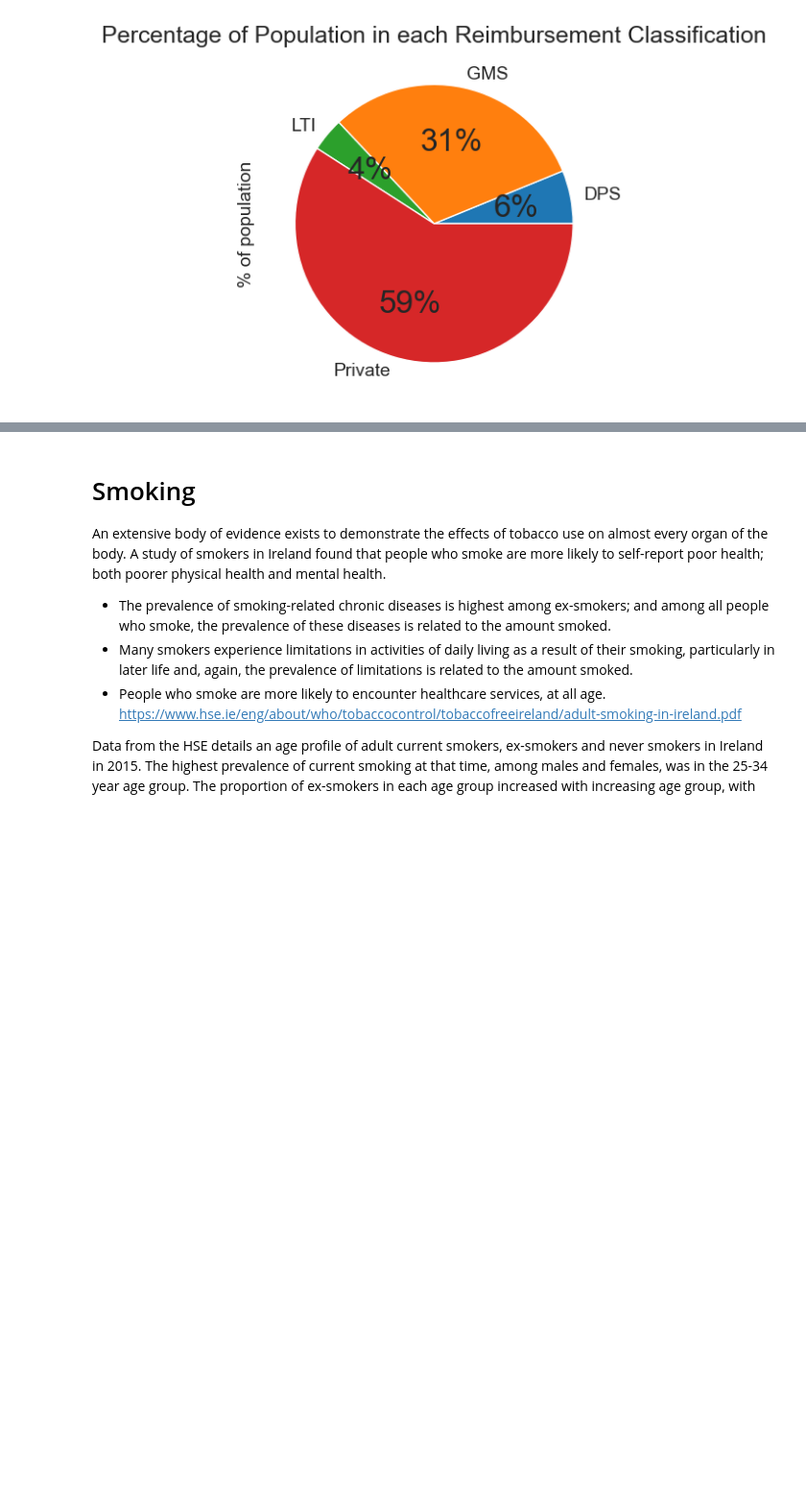
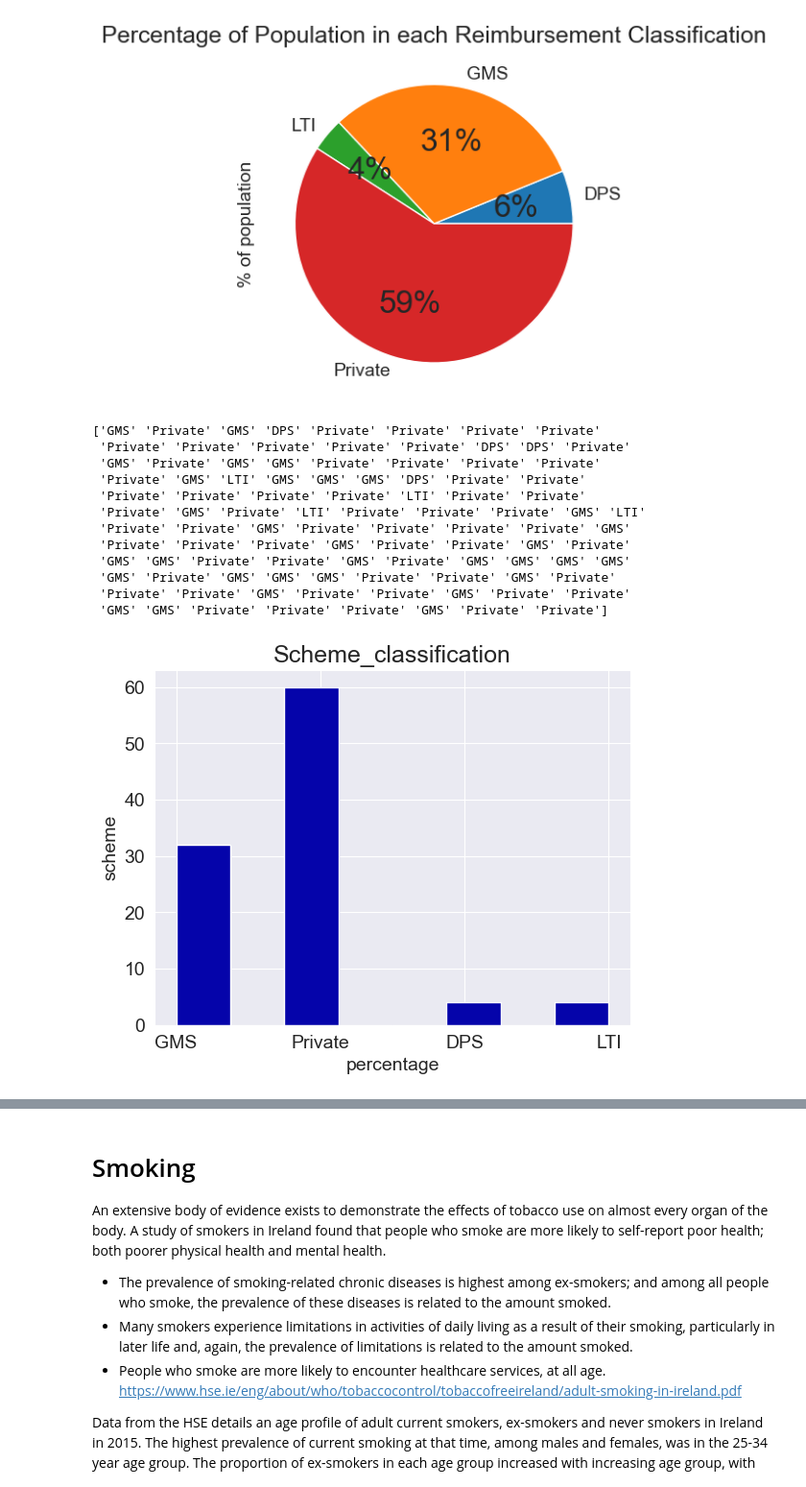
Before and after one commit to BridK02/PfDA-assignment, a Jupyter notebook: PfDA_Assignment.ipynb, the cells around one changed output, grey strips where cells are left out. Shown: that part at 96% size. Drawn from its saved outputs; the diff is of its cells as text; code cells hidden in the pictures; blank space fills up the shorter version.

Commit message:
making dfs of simulated data

```diff
--- a/PfDA_Assignment.ipynb
+++ b/PfDA_Assignment.ipynb
@@ -495,3 +499,35 @@ plt.title('Percentage of Population in each Reimbursement Classification')
 plt.show()
 # %% [output]
 [figure]
+# %%
+#simulate which category our 100 customers will fall into
+Scheme_classification = ["GMS","DPS","LTI","Private"]
+
+results = rng.choice(Scheme_classification, size=100, p=[0.31, 0.06, 0.04, 0.59]) # asking for results to choose from the eight options and giving the first 20 random choices simulating 20 customer
+print(results)
+#plt.hist(results)
+#plt.show()
+
+# An "interface" to matplotlib.axes.Axes.hist() method from https://realpython.com/python-histograms/
+n, bins, patches = plt.hist(x=results, bins='auto', color='#0504aa',
+                            alpha=1, rwidth=1.85)
+plt.grid(axis='y', alpha=1)
+plt.xlabel('percentage')
+plt.ylabel('scheme')
+plt.title('Scheme_classification')
+
+maxfreq = n.max()
+# %% [output]
+['GMS' 'Private' 'GMS' 'DPS' 'Private' 'Private' 'Private' 'Private'
+ 'Private' 'Private' 'Private' 'Private' 'Private' 'DPS' 'DPS' 'Private'
+ 'GMS' 'Private' 'GMS' 'GMS' 'Private' 'Private' 'Private' 'Private'
+ 'Private' 'GMS' 'LTI' 'GMS' 'GMS' 'GMS' 'DPS' 'Private' 'Private'
+ 'Private' 'Private' 'Private' 'Private' 'LTI' 'Private' 'Private'
+ 'Private' 'GMS' 'Private' 'LTI' 'Private' 'Private' 'Private' 'GMS' 'LTI'
+ 'Private' 'Private' 'GMS' 'Private' 'Private' 'Private' 'Private' 'GMS'
+ 'Private' 'Private' 'Private' 'GMS' 'Private' 'Private' 'GMS' 'Private'
+ 'GMS' 'GMS' 'Private' 'Private' 'GMS' 'Private' 'GMS' 'GMS' 'GMS' 'GMS'
+ 'GMS' 'Private' 'GMS' 'GMS' 'GMS' 'Private' 'Private' 'GMS' 'Private'
+ 'Private' 'Private' 'GMS' 'Private' 'Private' 'GMS' 'Private' 'Private'
+ 'GMS' 'GMS' 'Private' 'Private' 'Private' 'GMS' 'Private' 'Private']
+[figure, added]
```
Also changed, not shown: parts of 12 cells of this notebook.
